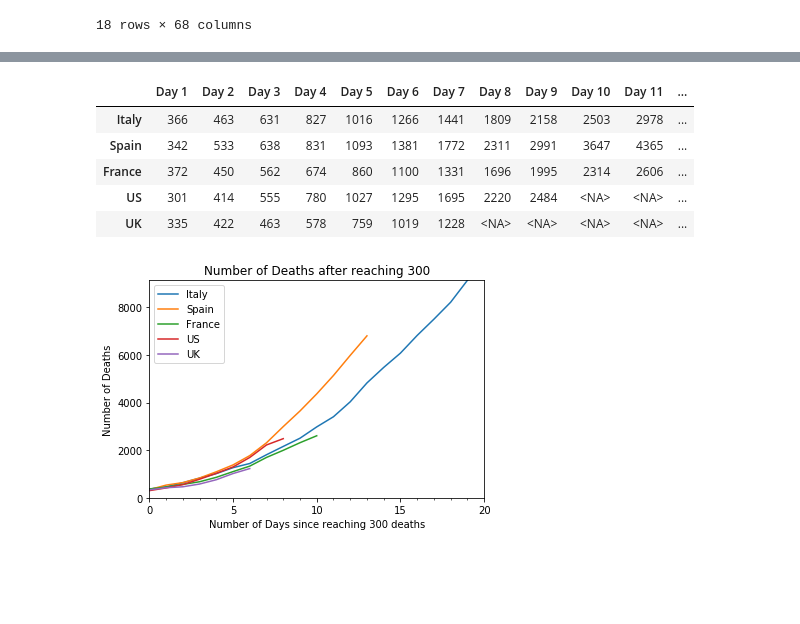
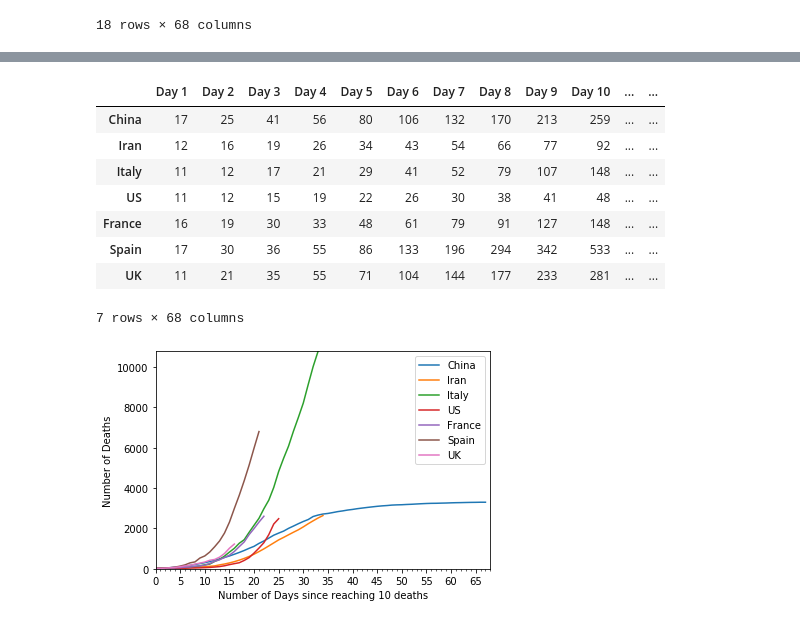
Before and after one commit to Ajeet94/coronavirus, a Jupyter notebook: coronavirus_tracker_notes.ipynb, the cells around one changed output, grey strips where cells are left out. Drawn from its saved outputs; the diff is of its cells as text; code cells hidden in the pictures; blank space fills up the shorter version.

Commit message:
Added flexibility in graphical output from daily tracker

```diff
--- a/coronavirus_tracker_notes.ipynb
+++ b/coronavirus_tracker_notes.ipynb
@@ -185,39 +182,49 @@ def squeeze_nan(x, hold):
     else:
         return x
 
-filter_num = 300
-# start_num =300
-days = 20
-df1 = df.xs('Deaths',level = 1).fillna(0)
-df1
-# df.xs('Deaths',level=1).apply(lambda x: x.shift(-1), axis=1)
-df2 = df1[df1>filter_num]
-df2
+filter_num = 1000
+filter_cases='Deaths'
+start_num =10
+days = 70
+
+days=min(days,68)
+df1 = df.xs(filter_cases,level = 1).fillna(0)
+df2 = df1[df1>start_num]
 df3 = df2.apply(lambda x: squeeze_nan(x, ['B']), axis=1)
 df3.columns=[f"Day {day+1}" for day in range(len(df3.columns.values.tolist()))]
-df4_1 = df3[df3.columns[0:days]].dropna(how='all').astype('Int64').drop('Worldwide').drop('China').drop('Iran').drop('Belgium').drop('Germany').drop('Netherlands')
+keep_indices = df3[df3>filter_num].dropna(how='all').index.values.tolist()
+# keep_indices = Countries
+# keep_indices = ('Italy','Spain', 'France','US','UK')
+all_indices = df3.index.values.tolist()
+drop_indices = [val for val in all_indices if val not in keep_indices]
+df4_1 = df3[df3.columns[0:days]].drop('Worldwide').drop(drop_indices).dropna(how='all').astype('Int64')
 df4 = df4_1.sort_values(by=df4_1.columns.values.tolist()[::-1],ascending=True)
 df4
 # %% [output]
-|  | Day 1 | Day 2 | Day 3 | Day 4 | Day 5 | Day 6 | Day 7 | Day 8 | Day 9 | Day 10 | Day 11 | ... |
-| Italy | 366 | 463 | 631 | 827 | 1016 | 1266 | 1441 | 1809 | 2158 | 2503 | 2978 | ... |
-| Spain | 342 | 533 | 638 | 831 | 1093 | 1381 | 1772 | 2311 | 2991 | 3647 | 4365 | ... |
-| France | 372 | 450 | 562 | 674 | 860 | 1100 | 1331 | 1696 | 1995 | 2314 | 2606 | ... |
-| US | 301 | 414 | 555 | 780 | 1027 | 1295 | 1695 | 2220 | 2484 | <NA> | <NA> | ... |
-| UK | 335 | 422 | 463 | 578 | 759 | 1019 | 1228 | <NA> | <NA> | <NA> | <NA> | ... |
+|  | Day 1 | Day 2 | Day 3 | Day 4 | Day 5 | Day 6 | Day 7 | Day 8 | Day 9 | Day 10 | ... | ... |
+| China | 17 | 25 | 41 | 56 | 80 | 106 | 132 | 170 | 213 | 259 | ... | ... |
+| Iran | 12 | 16 | 19 | 26 | 34 | 43 | 54 | 66 | 77 | 92 | ... | ... |
+| Italy | 11 | 12 | 17 | 21 | 29 | 41 | 52 | 79 | 107 | 148 | ... | ... |
+| US | 11 | 12 | 15 | 19 | 22 | 26 | 30 | 38 | 41 | 48 | ... | ... |
+| France | 16 | 19 | 30 | 33 | 48 | 61 | 79 | 91 | 127 | 148 | ... | ... |
+| Spain | 17 | 30 | 36 | 55 | 86 | 133 | 196 | 294 | 342 | 533 | ... | ... |
+| UK | 11 | 21 | 35 | 55 | 71 | 104 | 144 | 177 | 233 | 281 | ... | ... |
+7 rows × 68 columns
 # %%
 for country in df4.T.columns.values.tolist():
     line = df4.T[country].dropna().plot()
 line.legend()
 line.set_ylim((0,max(df4.max())))
 line.set_xlim((0,days))
-line.set_ylabel('Number of Deaths')
-line.set_xlabel(f'Number of Days since reaching {filter_num} deaths')
-line.set_title(f'Number of Deaths after reaching {filter_num}')
+line.set_ylabel(f'Number of {filter_cases}')
+line.set_xlabel(f'Number of Days since reaching {start_num} {filter_cases.lower()}')
+# line.set_title(f'Number of Deaths after reaching {filter_num}')
 # line.annotate('Italy in lockdown',xy=(3,500),xytext=(3, 4000),
 #                 arrowprops=dict(facecolor='black', shrink=0.05),)
 line.xaxis.set_major_locator(MultipleLocator(5))
 line.xaxis.set_major_formatter(FormatStrFormatter('%d'))
 line.xaxis.set_minor_locator(MultipleLocator(1))
+
+plt.savefig(join("Coronavirus Graphs",f'Cumulative {filter_cases.lower()} {start_num} showing {days} days'))
 # %% [output]
-[figure, old version]
+[figure, new version]
```
Also changed, not shown: parts of 2 cells of this notebook, 1 other file.
